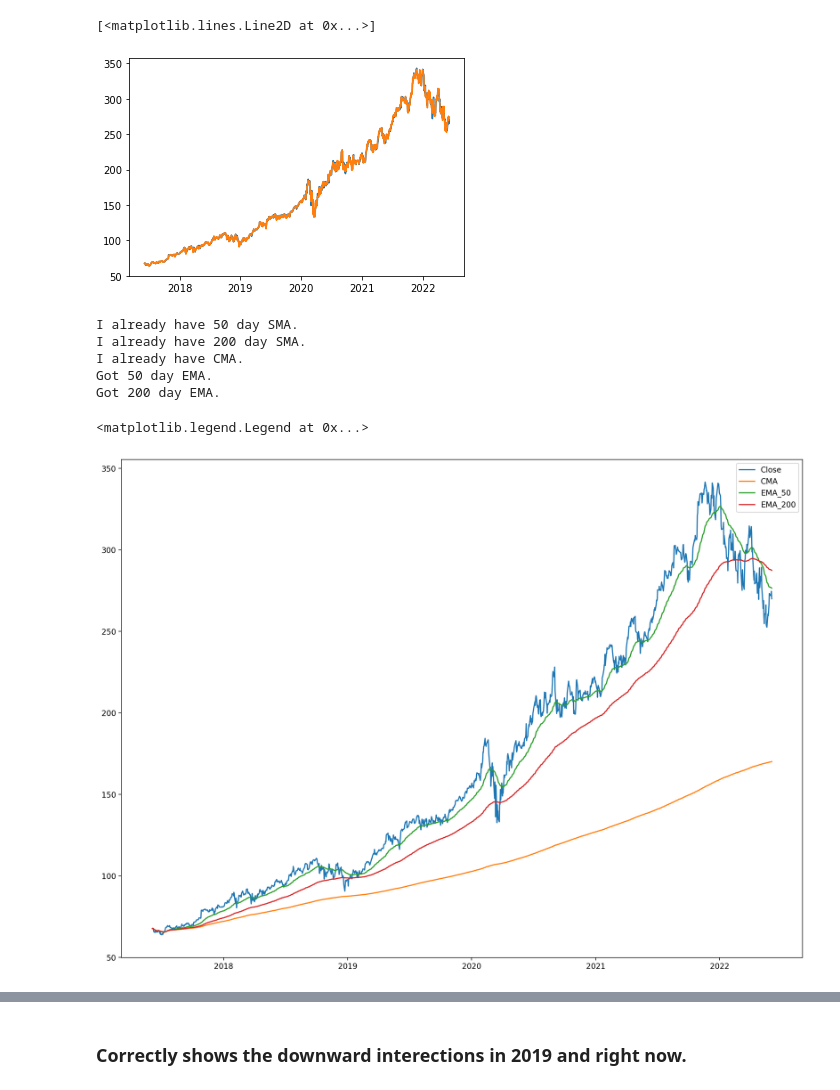
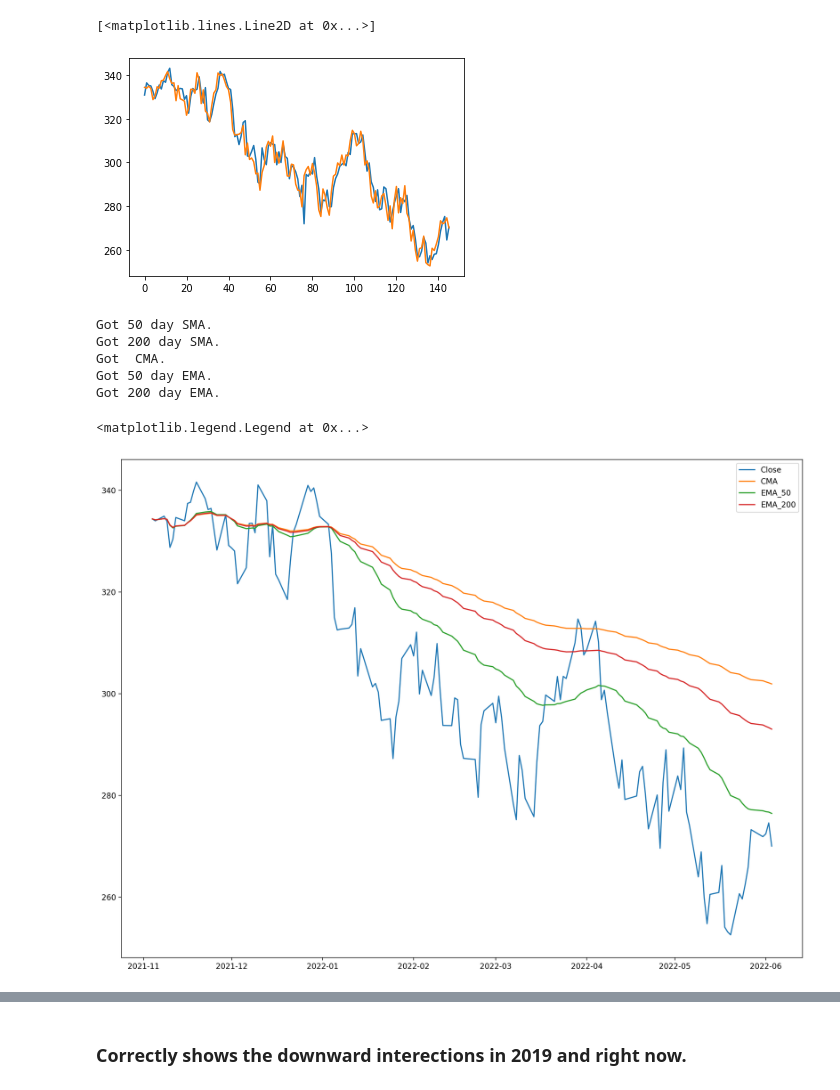
Before and after one commit to aws-trsharma/stock_trading_bot, a Jupyter notebook: rule_prototyping.ipynb, the cells around one changed output, grey strips where cells are left out. Drawn from its saved outputs; the diff is of its cells as text; code cells hidden in the pictures.

```diff
--- a/rule_prototyping.ipynb
+++ b/rule_prototyping.ipynb
@@ -10,6 +13,6 @@ from matplotlib import pyplot as plt
 # %%
 #https://medium.com/codex/how-to-calculate-bollinger-bands-of-a-stock-with-python-f9f7d1184fc3
 # %%
-bot = Stock('MSFT',time_period='5y')
+bot = Stock('MSFT',time_period='7mo')
 bot.stock_data
 # %% [output]
@@ -32,7 +34,7 @@ plt.plot(bot.stock_data['Open'])
 plt.plot(bot.stock_data['Close'])
 # %% [output]
 [<matplotlib.lines.Line2D at 0x...>]
-[figure, old version]
+[figure, new version]
 # %%
 bot.get_sma_(t=50)
 bot.get_sma_(t=200)
@@ -40,19 +42,19 @@ bot.get_cma_()
 bot.get_ema_(t=50)
 bot.get_ema_(t=200)
 # %% [output]
-I already have 50 day SMA.
-I already have 200 day SMA.
-I already have CMA.
+Got 50 day SMA.
+Got 200 day SMA.
+Got  CMA.
 Got 50 day EMA.
 Got 200 day EMA.
 # %%
 plt.figure(figsize=(16, 12), dpi=200)
 cols_to_plot = ['Close', 'CMA', 'EMA_50','EMA_200']
 for col in cols_to_plot:
-    plt.plot(bot.stock_data[col], label=col)
+    plt.plot( bot.stock_data['Date'], bot.stock_data[col], label=col)
 plt.legend()
 # %% [output]
 <matplotlib.legend.Legend at 0x...>
-[figure, old version]
+[figure, new version]
 # %%
 #price_hist.index[0] + pd.Timedelta(days=1)
```
Also changed, not shown: parts of 17 cells of this notebook, 1 other file.
